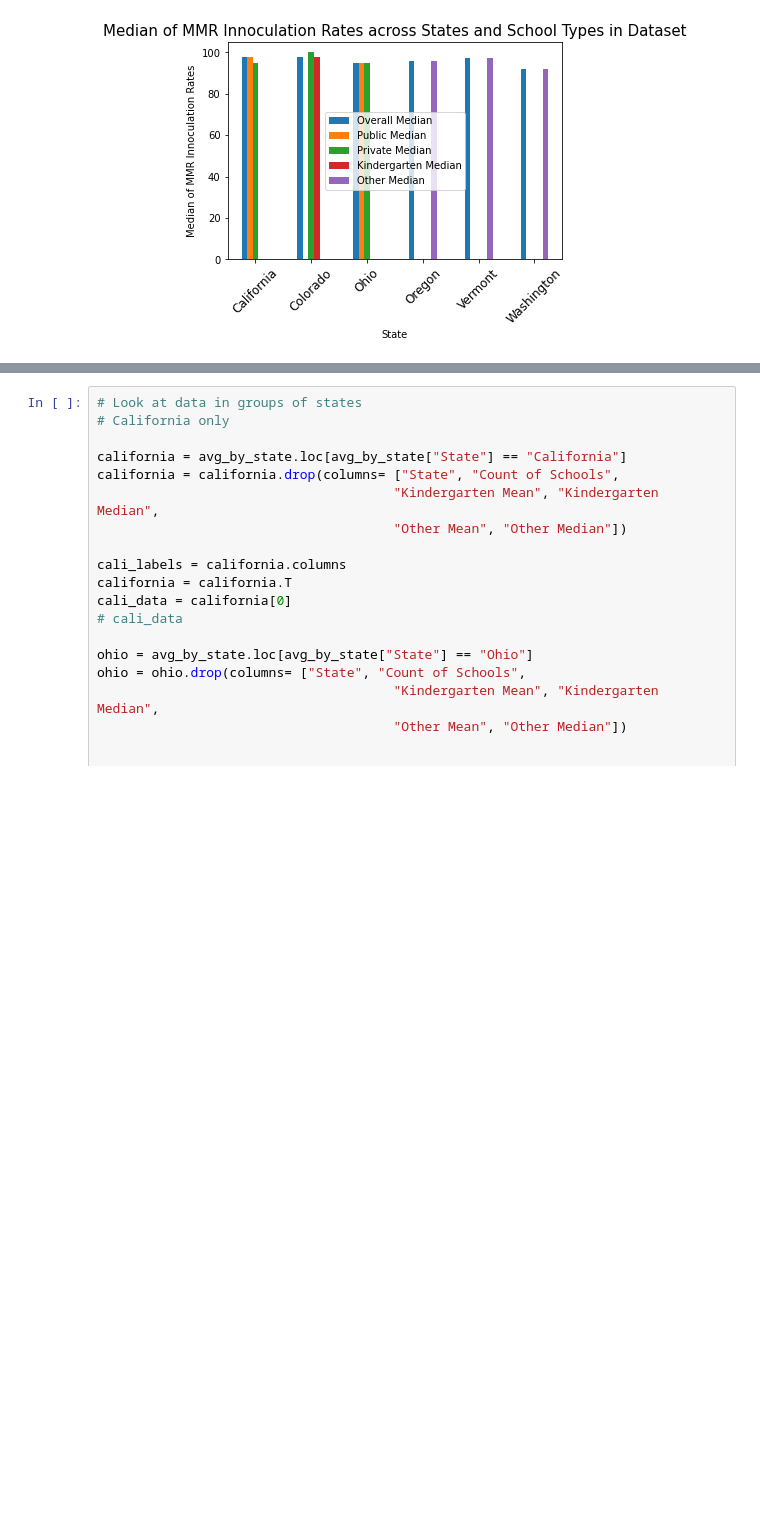
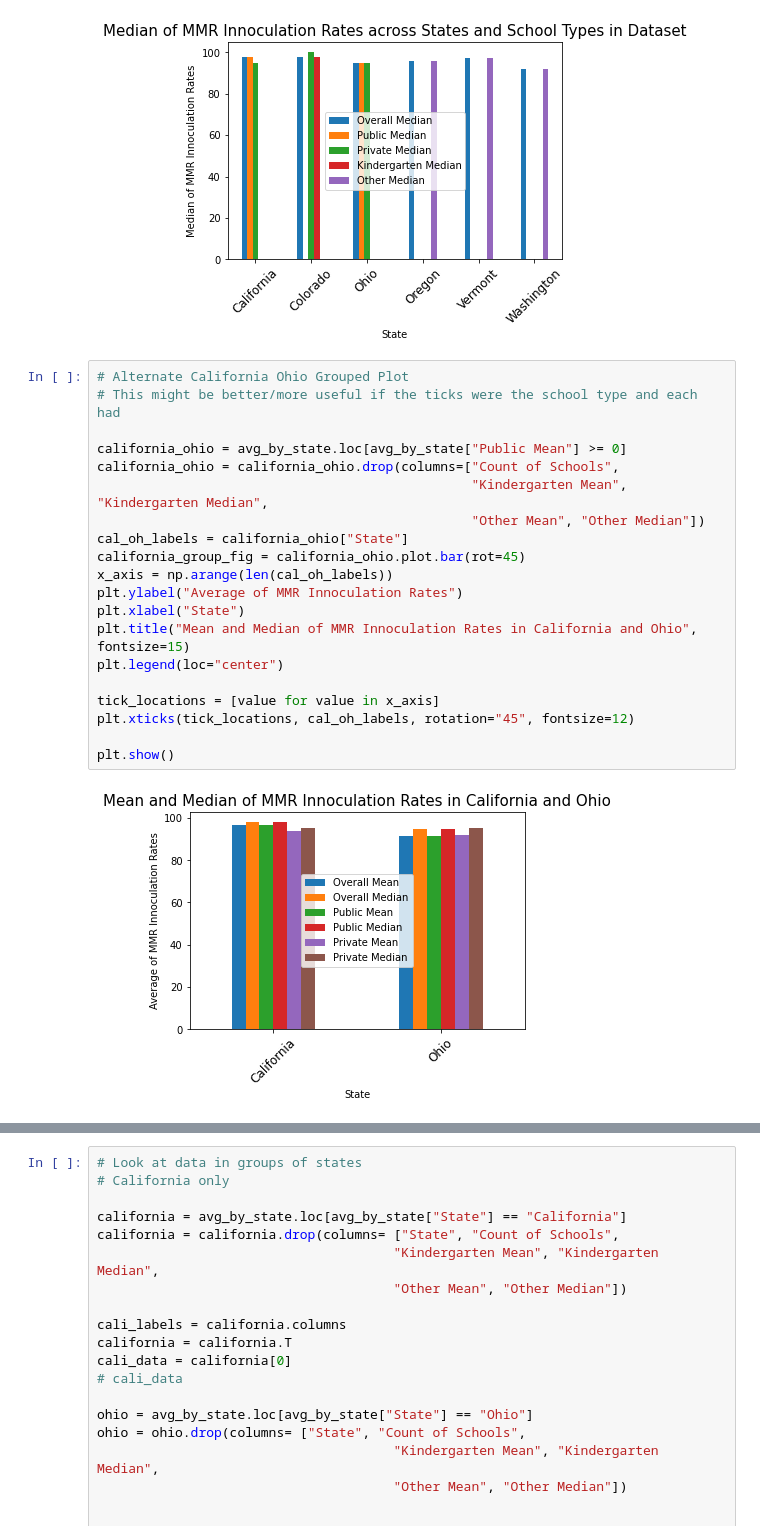
Before and after one commit to mel-c-lowe/UMN_Bootcamp_Project_One, a Jupyter notebook: MMR Vaccinations Trends.ipynb, the cells around one changed output, grey strips where cells are left out. Cells and saved outputs as stored; diff of their text form; blank space fills up the shorter version.

Commit message:
Devised means of inverting data to show groups by school type vs state. Compared California and Ohio

```diff
--- a/MMR Vaccinations Trends.ipynb
+++ b/MMR Vaccinations Trends.ipynb
@@ -310,3 +310,25 @@ plt.xticks(tick_locations, states, rotation="45", fontsize=12)
 plt.show()
 # %% [output]
 [figure]
+# %%
+# Alternate California Ohio Grouped Plot
+# This might be better/more useful if the ticks were the school type and each had
+
+california_ohio = avg_by_state.loc[avg_by_state["Public Mean"] >= 0]
+california_ohio = california_ohio.drop(columns=["Count of Schools",
+                                                "Kindergarten Mean", "Kindergarten Median",
+                                                "Other Mean", "Other Median"])
+cal_oh_labels = california_ohio["State"]
+california_group_fig = california_ohio.plot.bar(rot=45)
+x_axis = np.arange(len(cal_oh_labels))
+plt.ylabel("Average of MMR Innoculation Rates")
+plt.xlabel("State")
+plt.title("Mean and Median of MMR Innoculation Rates in California and Ohio", fontsize=15)
+plt.legend(loc="center")
+
+tick_locations = [value for value in x_axis]
+plt.xticks(tick_locations, cal_oh_labels, rotation="45", fontsize=12)
+
+plt.show()
+# %% [output]
+[figure, added]
```
Also changed, not shown: parts of 4 cells of this notebook.
